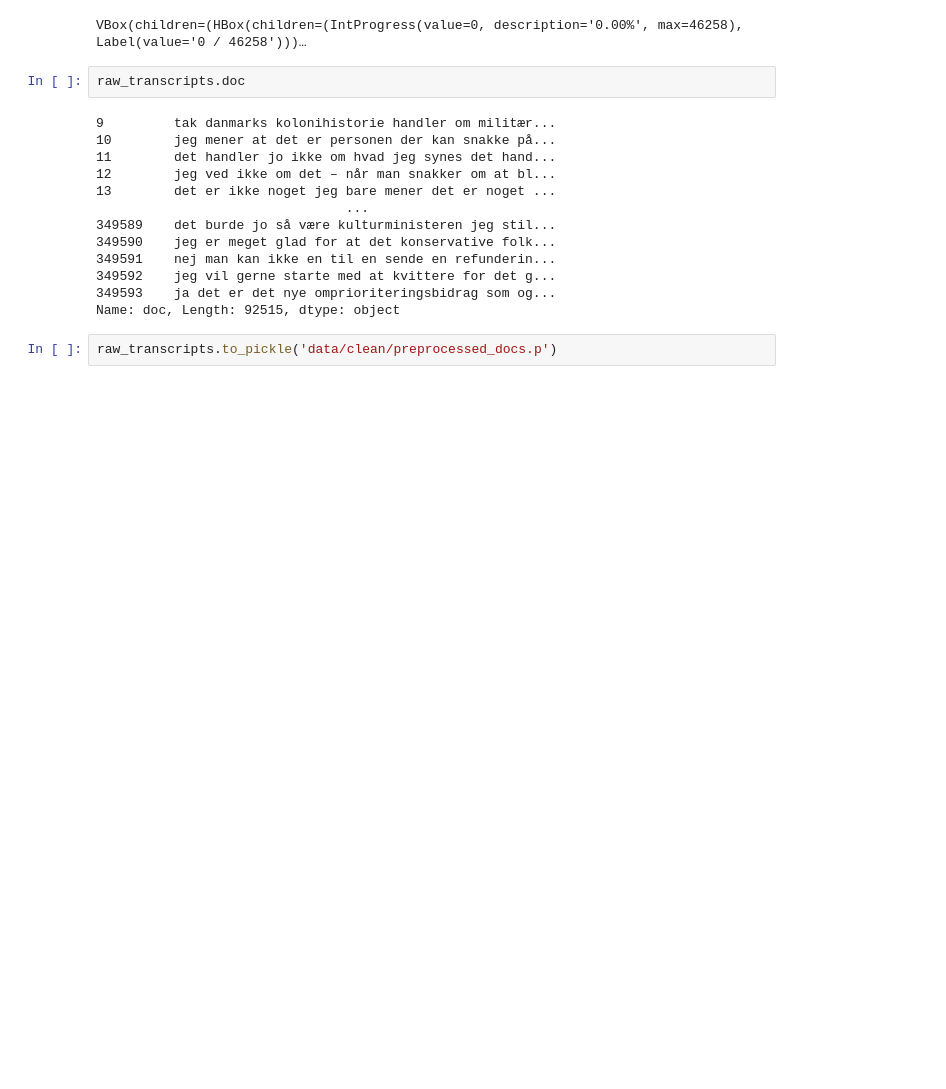
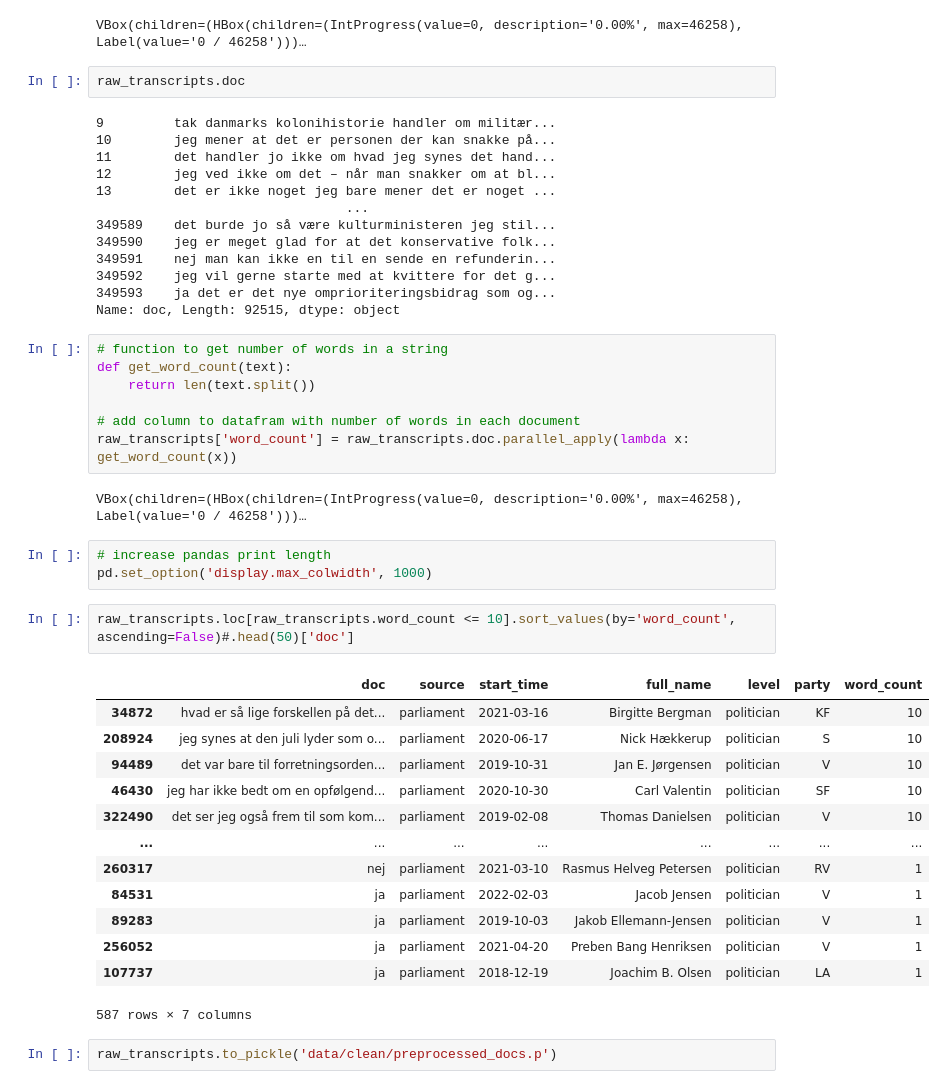
Before and after one commit to paride92/GeneralisedPoliticalScaling, a Jupyter notebook: preprocessing.ipynb, the cells around one changed output. Cells and saved outputs as stored; diff of their text form; blank space fills up the shorter version.

```diff
--- a/preprocessing.ipynb
+++ b/preprocessing.ipynb
@@ -168,5 +150,33 @@ raw_transcripts.doc
 349592    jeg vil gerne starte med at kvittere for det g...
 349593    ja det er det nye omprioriteringsbidrag som og...
 Name: doc, Length: 92515, dtype: object
+# %%
+# function to get number of words in a string
+def get_word_count(text):
+    return len(text.split())
+
+# add column to datafram with number of words in each document
+raw_transcripts['word_count'] = raw_transcripts.doc.parallel_apply(lambda x: get_word_count(x))
+# %% [output]
+VBox(children=(HBox(children=(IntProgress(value=0, description='0.00%', max=46258), Label(value='0 / 46258')))…
+# %%
+# increase pandas print length
+pd.set_option('display.max_colwidth', 1000)
+# %%
+raw_transcripts.loc[raw_transcripts.word_count <= 10].sort_values(by='word_count', ascending=False)#.head(50)['doc']
+# %% [output]
+|  | doc | source | start_time | full_name | level | party | word_count |
+| 34872 | hvad er så lige forskellen på det... | parliament | 2021-03-16 | Birgitte Bergman | politician | KF | 10 |
+| 208924 | jeg synes at den juli lyder som o... | parliament | 2020-06-17 | Nick Hækkerup | politician | S | 10 |
+| 94489 | det var bare til forretningsorden... | parliament | 2019-10-31 | Jan E. Jørgensen | politician | V | 10 |
+| 46430 | jeg har ikke bedt om en opfølgend... | parliament | 2020-10-30 | Carl Valentin | politician | SF | 10 |
+| 322490 | det ser jeg også frem til som kom... | parliament | 2019-02-08 | Thomas Danielsen | politician | V | 10 |
+| ... | ... | ... | ... | ... | ... | ... | ... |
+| 260317 | nej | parliament | 2021-03-10 | Rasmus Helveg Petersen | politician | RV | 1 |
+| 84531 | ja | parliament | 2022-02-03 | Jacob Jensen | politician | V | 1 |
+| 89283 | ja | parliament | 2019-10-03 | Jakob Ellemann-Jensen | politician | V | 1 |
+| 256052 | ja | parliament | 2021-04-20 | Preben Bang Henriksen | politician | V | 1 |
+| 107737 | ja | parliament | 2018-12-19 | Joachim B. Olsen | politician | LA | 1 |
+587 rows × 7 columns
 # %%
 raw_transcripts.to_pickle('data/clean/preprocessed_docs.p')
```
Also changed, not shown: parts of 2 cells of this notebook, 5 other files.
